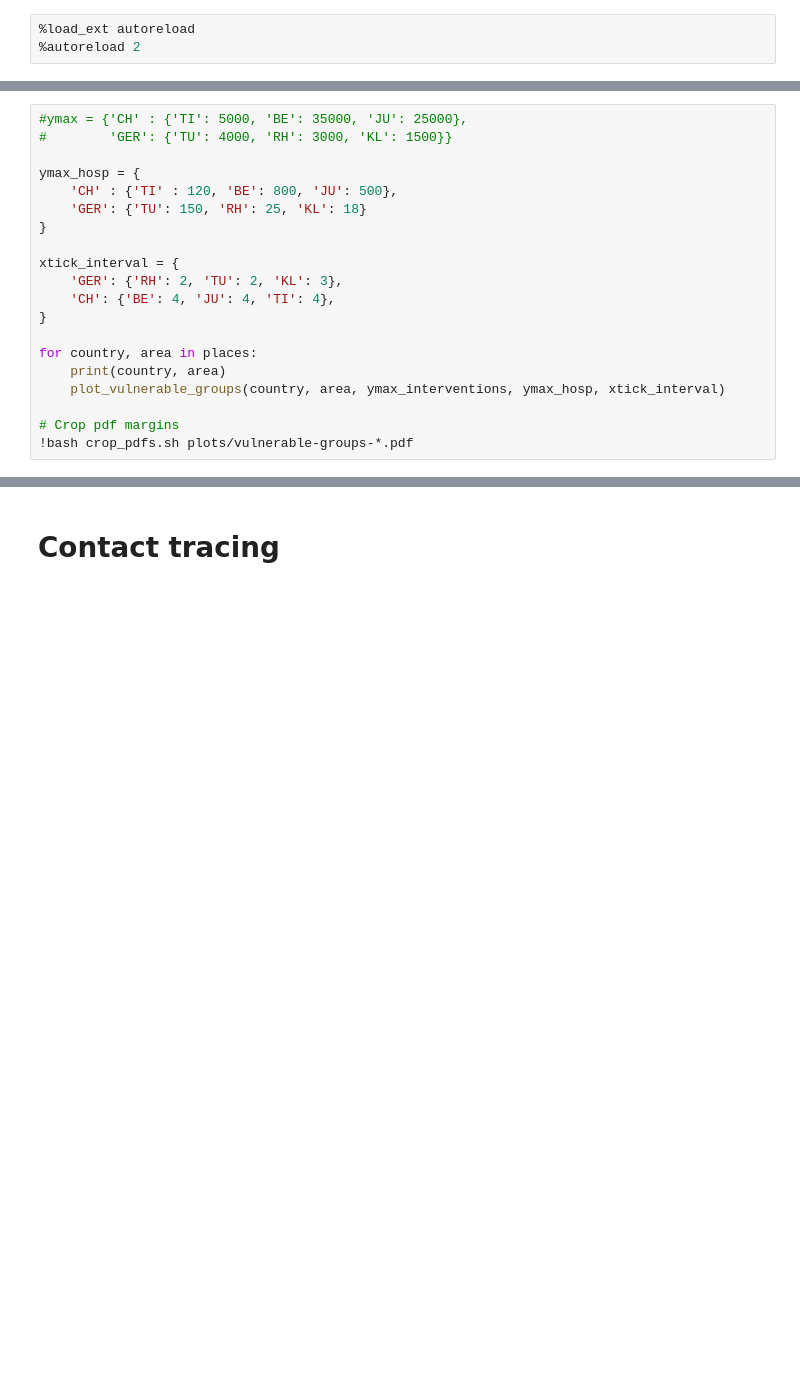
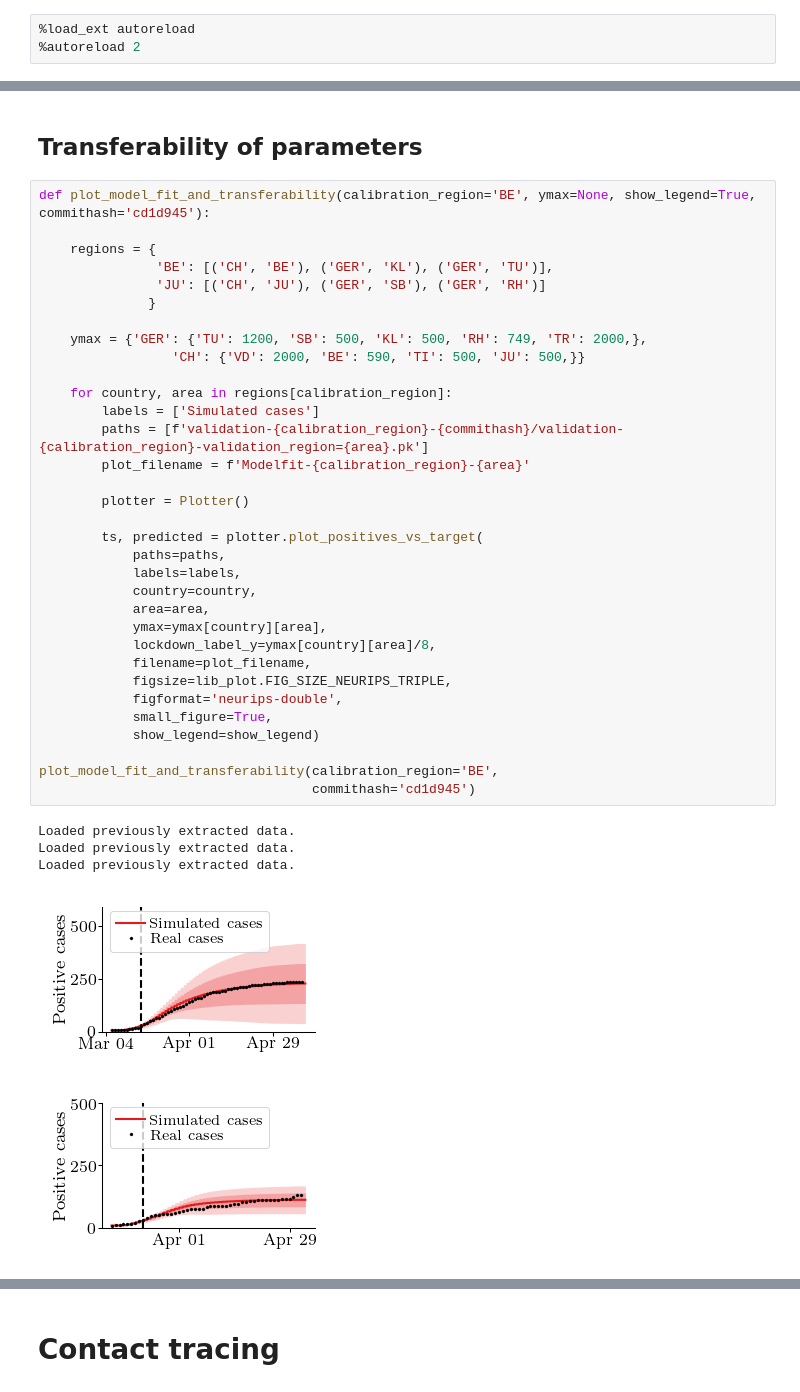
Before and after one commit to covid19-model/simulator, a Jupyter notebook: sim/sim-plot.ipynb, the cells around one changed output, grey strips where cells are left out. Cells and saved outputs as stored; diff of their text form; blank space fills up the shorter version.

Commit message:
Prepared new plotting notebook for updated experiments, restructured and simplified plotting functions

```diff
--- a/sim/sim-plot.ipynb
+++ b/sim/sim-plot.ipynb
@@ -418,20 +30,0 @@ def plot_vulnerable_groups(country, area, ymax, ymax_hosp, xtick_interval):
-# %%
-#ymax = {'CH' : {'TI': 5000, 'BE': 35000, 'JU': 25000},
-#        'GER': {'TU': 4000, 'RH': 3000, 'KL': 1500}}
-
-ymax_hosp = {
-    'CH' : {'TI' : 120, 'BE': 800, 'JU': 500},
-    'GER': {'TU': 150, 'RH': 25, 'KL': 18}
-}
-
-xtick_interval = {
-    'GER': {'RH': 2, 'TU': 2, 'KL': 3},
-    'CH': {'BE': 4, 'JU': 4, 'TI': 4},
-}
-
-for country, area in places:
-    print(country, area)
-    plot_vulnerable_groups(country, area, ymax_interventions, ymax_hosp, xtick_interval)
-
-# Crop pdf margins
-!bash crop_pdfs.sh plots/vulnerable-groups-*.pdf
@@ -437,0 +34,41 @@ for country, area in places:
+# %% [markdown]
+## Transferability of parameters
+# %%
+def plot_model_fit_and_transferability(calibration_region='BE', ymax=None, show_legend=True, commithash='cd1d945'):
+
+    regions = {
+               'BE': [('CH', 'BE'), ('GER', 'KL'), ('GER', 'TU')],
+               'JU': [('CH', 'JU'), ('GER', 'SB'), ('GER', 'RH')]
+              }
+
+    ymax = {'GER': {'TU': 1200, 'SB': 500, 'KL': 500, 'RH': 749, 'TR': 2000,},
+                 'CH': {'VD': 2000, 'BE': 590, 'TI': 500, 'JU': 500,}}
+
+    for country, area in regions[calibration_region]:
+        labels = ['Simulated cases']
+        paths = [f'validation-{calibration_region}-{commithash}/validation-{calibration_region}-validation_region={area}.pk']
+        plot_filename = f'Modelfit-{calibration_region}-{area}'
+
+        plotter = Plotter()
+
+        ts, predicted = plotter.plot_positives_vs_target(
+            paths=paths,
+            labels=labels,
+            country=country,
+            area=area,
+            ymax=ymax[country][area],
+            lockdown_label_y=ymax[country][area]/8,
+            filename=plot_filename,
+            figsize=lib_plot.FIG_SIZE_NEURIPS_TRIPLE,
+            figformat='neurips-double',
+            small_figure=True,
+            show_legend=show_legend)
+
+plot_model_fit_and_transferability(calibration_region='BE',
+                                   commithash='cd1d945')
+# %% [output]
+Loaded previously extracted data.
+Loaded previously extracted data.
+Loaded previously extracted data.
+[figure, added]
+[figure, added]
```
Also changed, not shown: parts of 48 cells of this notebook, 2 other files.
